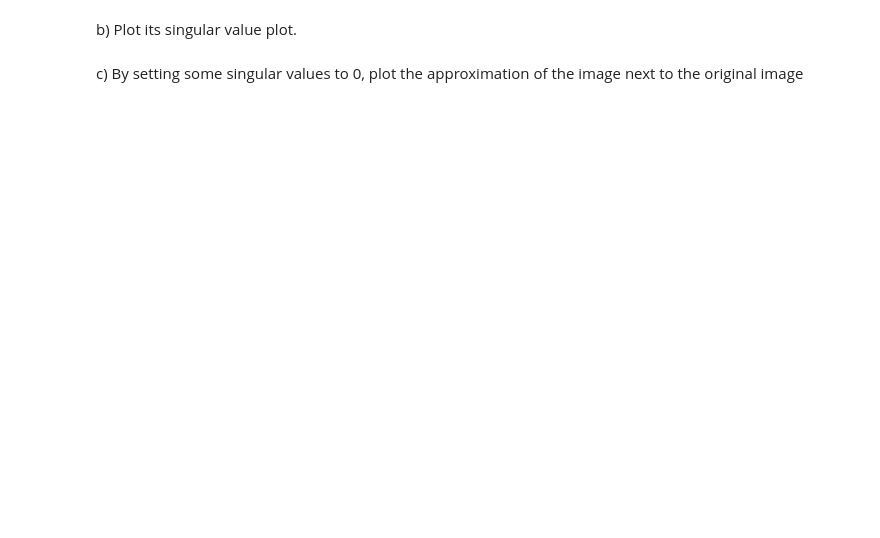
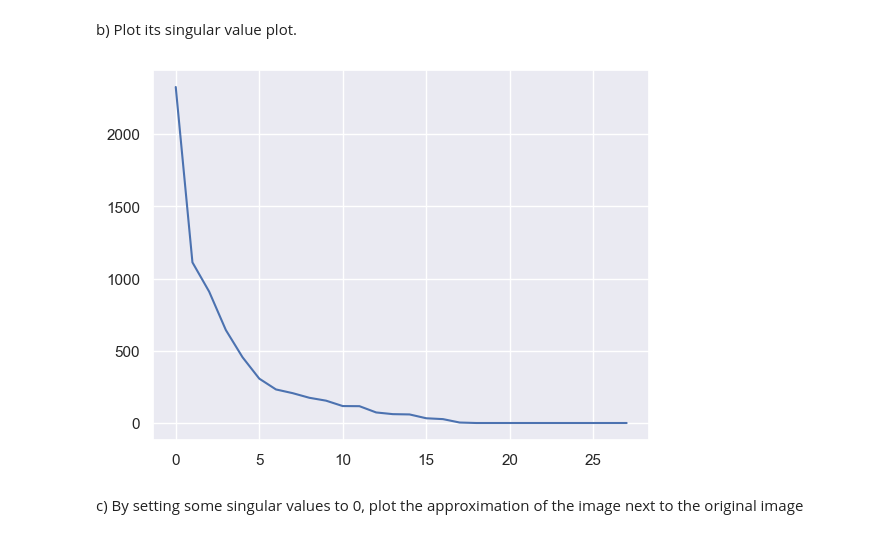
Before and after one commit to YuchenCao1/Data-Science-Fundamentals, a Jupyter notebook: lecture_10/worksheet_10.ipynb, the cells around one changed output. Cells and saved outputs as stored; diff of their text form; code cells hidden in the pictures; blank space fills up the shorter version.

```diff
--- a/lecture_10/worksheet_10.ipynb
+++ b/lecture_10/worksheet_10.ipynb
@@ -314,4 +336,10 @@ X, y = fetch_openml(name="mnist_784", version=1, return_X_y=True, as_frame=False
 # %% [markdown]
 b) Plot its singular value plot.
+# %%
+u,s,vt=np.linalg.svd(image, full_matrices=False)
+plt.plot(s)
+plt.show()
+# %% [output]
+[figure, added]
 # %% [markdown]
 c) By setting some singular values to 0, plot the approximation of the image next to the original image
```
Also changed, not shown: parts of 14 cells of this notebook.
